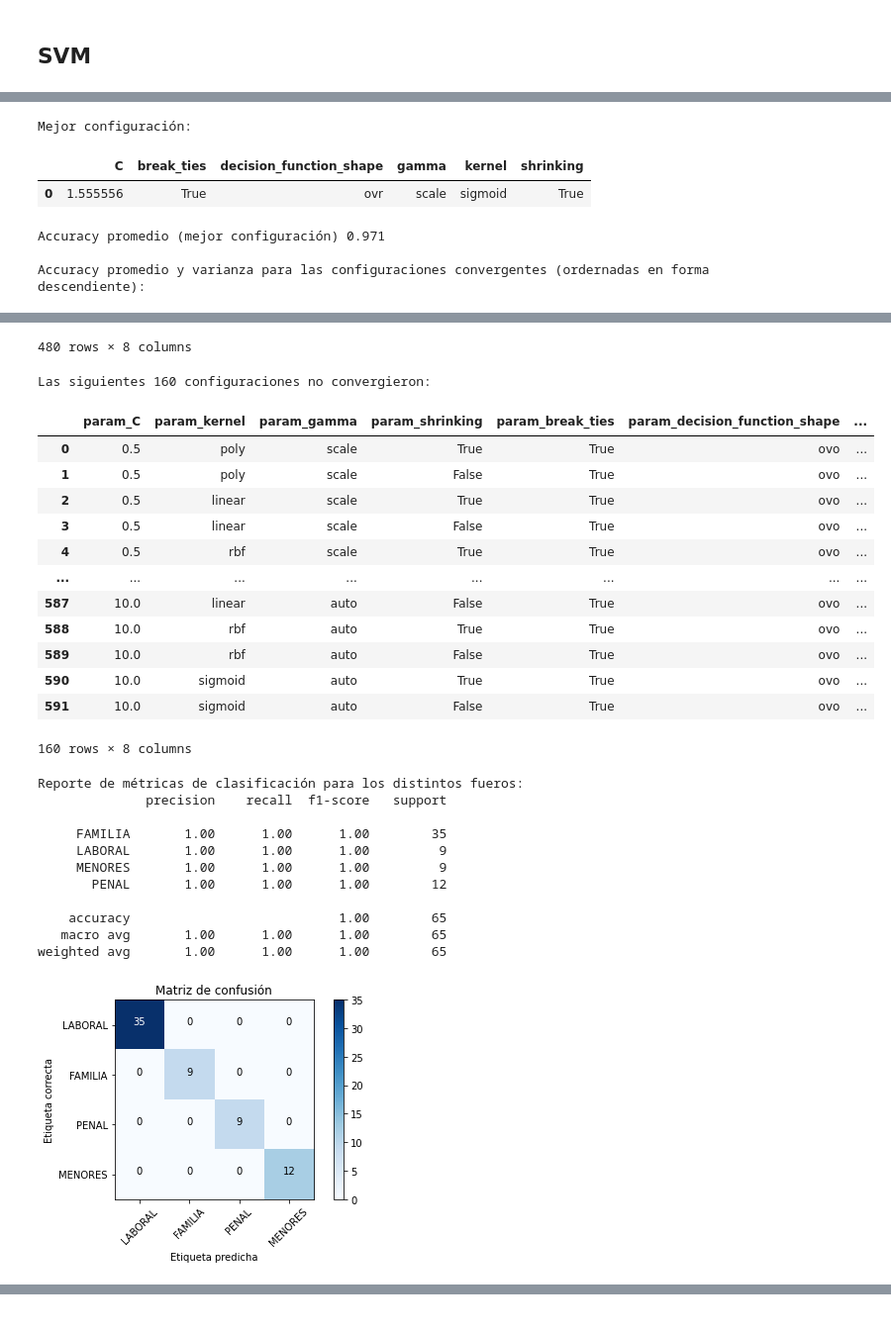
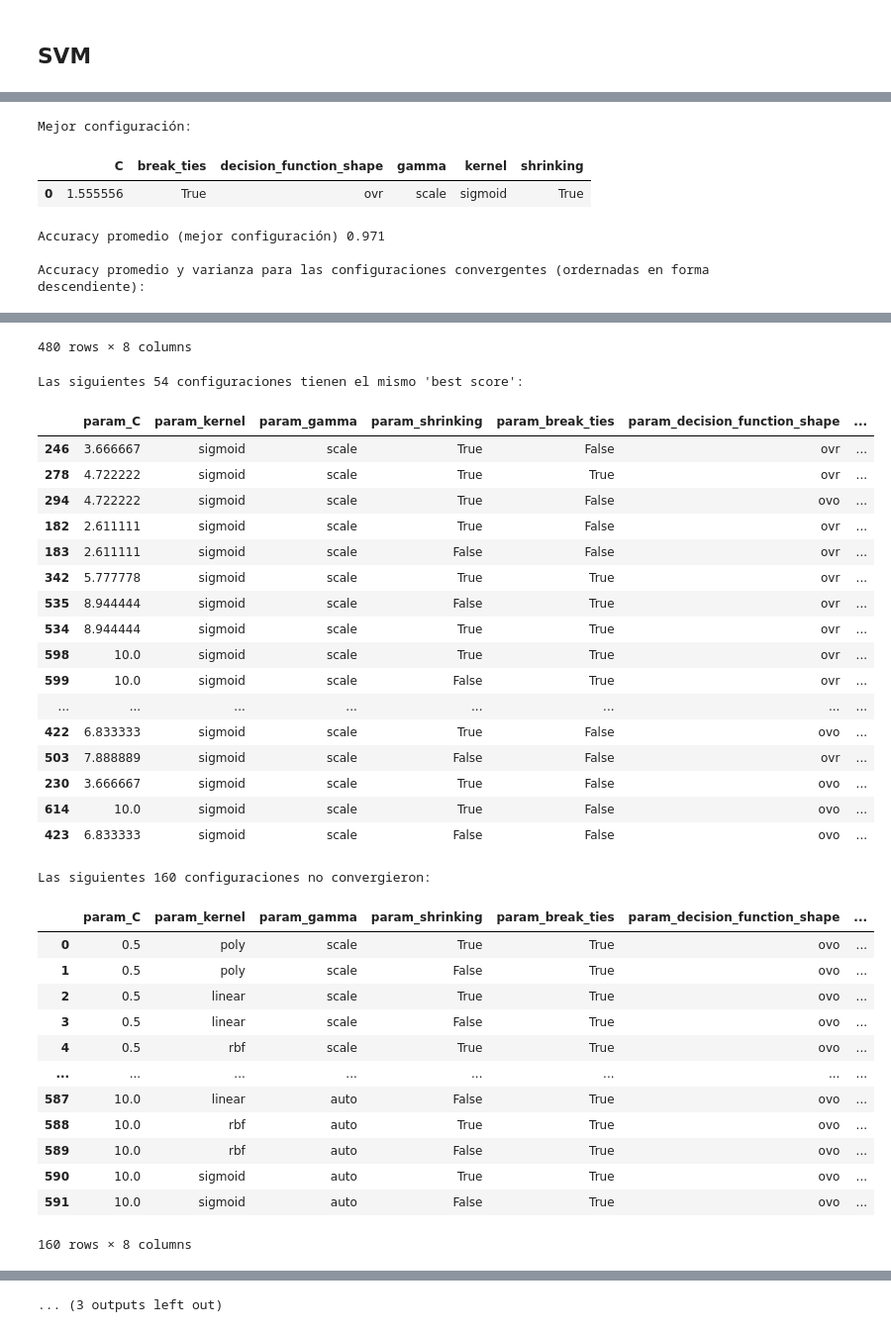
Before and after one commit to adrian-alejandro/Busqueda-y-Recomendacion-para-Textos-Legales-Mentoria-2022, a Jupyter notebook: Practico 3 - Aprendizaje Supervisado.ipynb, the cells around one changed output, grey strips where cells are left out. Shown at 99% size. Drawn from its saved outputs; the diff is of its cells as text; code cells hidden in the pictures.

Commit message:
added preliminary conclusion and results files for review of best score duplicates

```diff
--- a/Practico 3 - Aprendizaje Supervisado.ipynb
+++ b/Practico 3 - Aprendizaje Supervisado.ipynb
@@ -233,7 +231,7 @@ def format_results(results, params):
 
 def adjust_hyperparameters(X_train, y_train, estimator, params, cv=5,
                            print_values=False, print_results=True,
-                           print_best=True):
+                           print_best=True, description='hyperparameter-tuning'):
     """
     This function searches for the best parameters given an estimator and
     parameter grid values.
@@ -264,14 +262,23 @@ def adjust_hyperparameters(X_train, y_train, estimator, params, cv=5,
 
     if print_results:
         results = format_results(grid_cv.cv_results_, params)
+
+        best_mask = results.mean_test_score == grid_cv.best_score_
         nan_mask = results.mean_test_score.isna()
         n_nan = nan_mask.sum()
+        n_best = best_mask.sum()
         print("\nAccuracy promedio y varianza para las configuraciones convergentes "
               "(ordernadas en forma descendiente):")
         display(results[~nan_mask])
+        if n_best > 1:
+            print(f"\nLas siguientes {n_best} configuraciones tienen el mismo 'best score':")
+            display(results[best_mask])
         if n_nan > 0:
             print(f"\nLas siguientes {n_nan} configuraciones no convergieron:")
             display(results[nan_mask])
+
+        # Save results
+        results.to_csv(f"results_{description}.csv")
 
     return best_params, grid_cv.best_estimator_
 
@@ -289,9 +296,10 @@ def show_results(y_test, y_pred, y_prob, classes):
     plot_roc(y_test, y_prob)
 
 
-def run_analysis(X_train, y_train, X_test, y_test, model, parameter_grid, classes):
+def run_analysis(X_train, y_train, X_test, y_test, model, parameter_grid, classes, description):
 
-    best_params, best_estimator = adjust_hyperparameters(X_train, y_train, model, parameter_grid, cv=5)
+    best_params, best_estimator = adjust_hyperparameters(X_train, y_train, model, parameter_grid,
+                                                         cv=5, description=description)
 
     y_pred = best_estimator.predict(X_test)
     y_prob = best_estimator.predict_proba(X_test)
@@ -492,7 +489,7 @@ Validation set (3.3%): (8, 18713), (8,)
 model = LogisticRegression(random_state=42)
 
 parameter_grid = {
-    'solver': ['newton-cg', 'lbfgs', 'liblinear', 'sag', 'saga'],
+    'solver': ['newton-cg', 'lbfgs', 'sag', 'saga'], # For multiclass problems, only ‘newton-cg’, ‘sag’, ‘saga’ and ‘lbfgs’ handle multinomial loss
     'C': np.linspace(0.5, 20, 10),
     'fit_intercept': [False, True],
     #'tol':np.linspace(0.0001, 0.001, 5),
@@ -500,5 +497,5 @@ parameter_grid = {
 
 }
 
-run_analysis(X_train, y_train, X_test, y_test, model, parameter_grid, classes)
+run_analysis(X_train, y_train, X_test, y_test, model, parameter_grid, classes, description='logistic-regression')
 # %% [output]
@@ -577,7 +575,7 @@ parameter_grid = {
     'fit_prior': [True, False]
 }
 
-run_analysis(X_train, y_train, X_test, y_test, model, parameter_grid, classes)
+run_analysis(X_train, y_train, X_test, y_test, model, parameter_grid, classes, description='naive-bayes')
 # %% [output]
 Fitting 5 folds for each of 20 candidates, totalling 100 fits
 
@@ -633,7 +631,7 @@ parameter_grid = {
     'decision_function_shape': ['ovo', 'ovr']
 }
 
-run_analysis(X_train, y_train, X_test, y_test, model, parameter_grid, classes)
+run_analysis(X_train, y_train, X_test, y_test, model, parameter_grid, classes, description='svm')
 # %% [output]
 Fitting 5 folds for each of 640 candidates, totalling 3200 fits
 Traceback (most recent call last):
@@ -646,55 +644,61 @@ Traceback (most recent call last):
   File "/home/adrian/PycharmProjects/Busqueda-y-Recomendacion-para-Textos-Legales-Mentoria-2022/venv/lib/python3.9/site-packages/sklearn/svm/_base.py", line 799, in predict
     raise ValueError(
 ValueError: break_ties must be False when decision_function_shape is 'ovo'
 
   warnings.warn(
 ... (3621 lines left out)
 ValueError: break_ties must be False when decision_function_shape is 'ovo'
 
   warnings.warn(
 /home/adrian/PycharmProjects/Busqueda-y-
 Mejor configuración:
 |  | C | break_ties | decision_function_shape | gamma | kernel | shrinking |
 | 0 | 1.555556 | True | ovr | scale | sigmoid | True |
 Accuracy promedio (mejor configuración) 0.971
 
 Accuracy promedio y varianza para las configuraciones convergentes (ordernadas en forma descendiente):
 |  | param_C | param_kernel | param_gamma | param_shrinking | param_break_ties | param_decision_function_shape | ... |
 | 246 | 3.666667 | sigmoid | scale | True | False | ovr | ... |
 | 278 | 4.722222 | sigmoid | scale | True | True | ovr | ... |
 | 294 | 4.722222 | sigmoid | scale | True | False | ovo | ... |
 | 182 | 2.611111 | sigmoid | scale | True | False | ovr | ... |
 | 183 | 2.611111 | sigmoid | scale | False | False | ovr | ... |
 | ... | ... | ... | ... | ... | ... | ... | ... |
 | 252 | 3.666667 | rbf | auto | True | False | ovr | ... |
 | 488 | 7.888889 | poly | auto | True | False | ovo | ... |
 | 489 | 7.888889 | poly | auto | False | False | ovo | ... |
 | 249 | 3.666667 | poly | auto | False | False | ovr | ... |
 | 639 | 10.0 | sigmoid | auto | False | False | ovr | ... |
 480 rows × 8 columns
-Las siguientes 160 configuraciones no convergieron:
+Las siguientes 54 configuraciones tienen el mismo 'best score':
 |  | param_C | param_kernel | param_gamma | param_shrinking | param_break_ties | param_decision_function_shape | ... |
-| 0 | 0.5 | poly | scale | True | True | ovo | ... |
-| 1 | 0.5 | poly | scale | False | True | ovo | ... |
-| 2 | 0.5 | linear | scale | True | True | ovo | ... |
-| 3 | 0.5 | linear | scale | False | True | ovo | ... |
-| 4 | 0.5 | rbf | scale | True | True | ovo | ... |
+| 246 | 3.666667 | sigmoid | scale | True | False | ovr | ... |
+| 278 | 4.722222 | sigmoid | scale | True | True | ovr | ... |
+| 294 | 4.722222 | sigmoid | scale | True | False | ovo | ... |
+| 182 | 2.611111 | sigmoid | scale | True | False | ovr | ... |
+| 183 | 2.611111 | sigmoid | scale | False | False | ovr | ... |
+| 342 | 5.777778 | sigmoid | scale | True | True | ovr | ... |
+| 535 | 8.944444 | sigmoid | scale | False | True | ovr | ... |
+| 534 | 8.944444 | sigmoid | scale | True | True | ovr | ... |
+| 598 | 10.0 | sigmoid | scale | True | True | ovr | ... |
+| 599 | 10.0 | sigmoid | scale | False | True | ovr | ... |
 | ... | ... | ... | ... | ... | ... | ... | ... |
-| 587 | 10.0 | linear | auto | False | True | ovo | ... |
-| 588 | 10.0 | rbf | auto | True | True | ovo | ... |
-| 589 | 10.0 | rbf | auto | False | True | ovo | ... |
-| 590 | 10.0 | sigmoid | auto | True | True | ovo | ... |
-| 591 | 10.0 | sigmoid | auto | False | True | ovo | ... |
+| 422 | 6.833333 | sigmoid | scale | True | False | ovo | ... |
+| 503 | 7.888889 | sigmoid | scale | False | False | ovr | ... |
+| 230 | 3.666667 | sigmoid | scale | True | False | ovo | ... |
+| 614 | 10.0 | sigmoid | scale | True | False | ovo | ... |
+| 423 | 6.833333 | sigmoid | scale | False | False | ovo | ... |
-160 rows × 8 columns
+Las siguientes 160 configuraciones no convergieron:
+|  | param_C | param_kernel | param_gamma | param_shrinking | param_break_ties | param_decision_function_shape | ... |
+| 0 | 0.5 | poly | scale | True | True | ovo | ... |
+| 1 | 0.5 | poly | scale | False | True | ovo | ... |
+| 2 | 0.5 | linear | scale | True | True | ovo | ... |
+| 3 | 0.5 | linear | scale | False | True | ovo | ... |
+| 4 | 0.5 | rbf | scale | True | True | ovo | ... |
+| ... | ... | ... | ... | ... | ... | ... | ... |
+| 587 | 10.0 | linear | auto | False | True | ovo | ... |
+| 588 | 10.0 | rbf | auto | True | True | ovo | ... |
+| 589 | 10.0 | rbf | auto | False | True | ovo | ... |
+| 590 | 10.0 | sigmoid | auto | True | True | ovo | ... |
+| 591 | 10.0 | sigmoid | auto | False | True | ovo | ... |
-Reporte de métricas de clasificación para los distintos fueros:
-              precision    recall  f1-score   support
-
-     FAMILIA       1.00      1.00      1.00        35
-     LABORAL       1.00      1.00      1.00         9
-     MENORES       1.00      1.00      1.00         9
-       PENAL       1.00      1.00      1.00        12
-
-    accuracy                           1.00        65
-   macro avg       1.00      1.00      1.00        65
-weighted avg       1.00      1.00      1.00        65
+160 rows × 8 columns
-[figure, removed]
@@ -701,0 +705 @@ weighted avg       1.00      1.00      1.00        65
+... (3 outputs left out)
```
Also changed, not shown: parts of 11 cells of this notebook, 3 other files.
